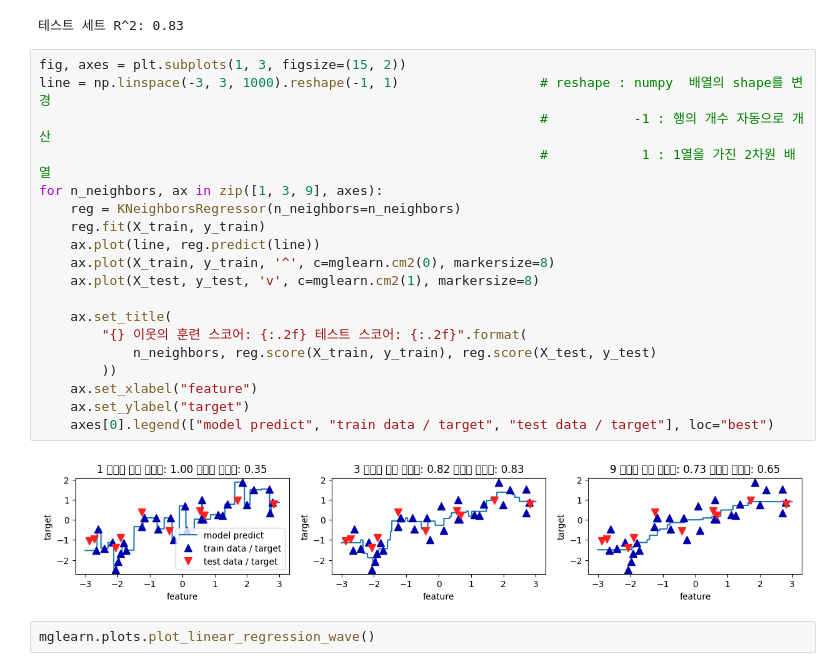
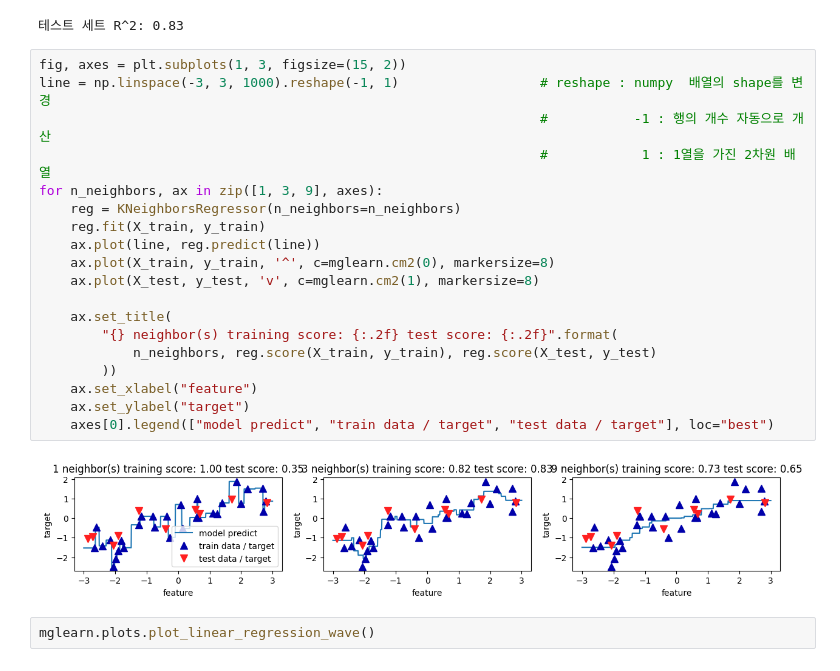
Before and after one commit to haze25102583/ml, a Jupyter notebook: ml2.ipynb, the cells around one changed output. Drawn from its saved outputs; the diff is of its cells as text.

```diff
--- a/ml2.ipynb
+++ b/ml2.ipynb
@@ -188,24 +185,24 @@ print("테스트 세트 R^2: {:.2f}".format(reg.score(X_test, y_test)))
 # %%
 fig, axes = plt.subplots(1, 3, figsize=(15, 2))
 line = np.linspace(-3, 3, 1000).reshape(-1, 1)                  # reshape : numpy  배열의 shape를 변경
                                                                 #           -1 : 행의 개수 자동으로 개산
                                                                 #            1 : 1열을 가진 2차원 배열
 for n_neighbors, ax in zip([1, 3, 9], axes):
     reg = KNeighborsRegressor(n_neighbors=n_neighbors)
     reg.fit(X_train, y_train)
     ax.plot(line, reg.predict(line))
     ax.plot(X_train, y_train, '^', c=mglearn.cm2(0), markersize=8)
     ax.plot(X_test, y_test, 'v', c=mglearn.cm2(1), markersize=8)
 
     ax.set_title(
-        "{} 이웃의 훈련 스코어: {:.2f} 테스트 스코어: {:.2f}".format(
+        "{} neighbor(s) training score: {:.2f} test score: {:.2f}".format(
             n_neighbors, reg.score(X_train, y_train), reg.score(X_test, y_test)
         ))
     ax.set_xlabel("feature")
     ax.set_ylabel("target")
     axes[0].legend(["model predict", "train data / target", "test data / target"], loc="best")
 # %% [output]
-[figure, old version]
+[figure, new version]
 # %%
 mglearn.plots.plot_linear_regression_wave()
 # %% [output]
```
Also changed, not shown: parts of 20 cells of this notebook.
